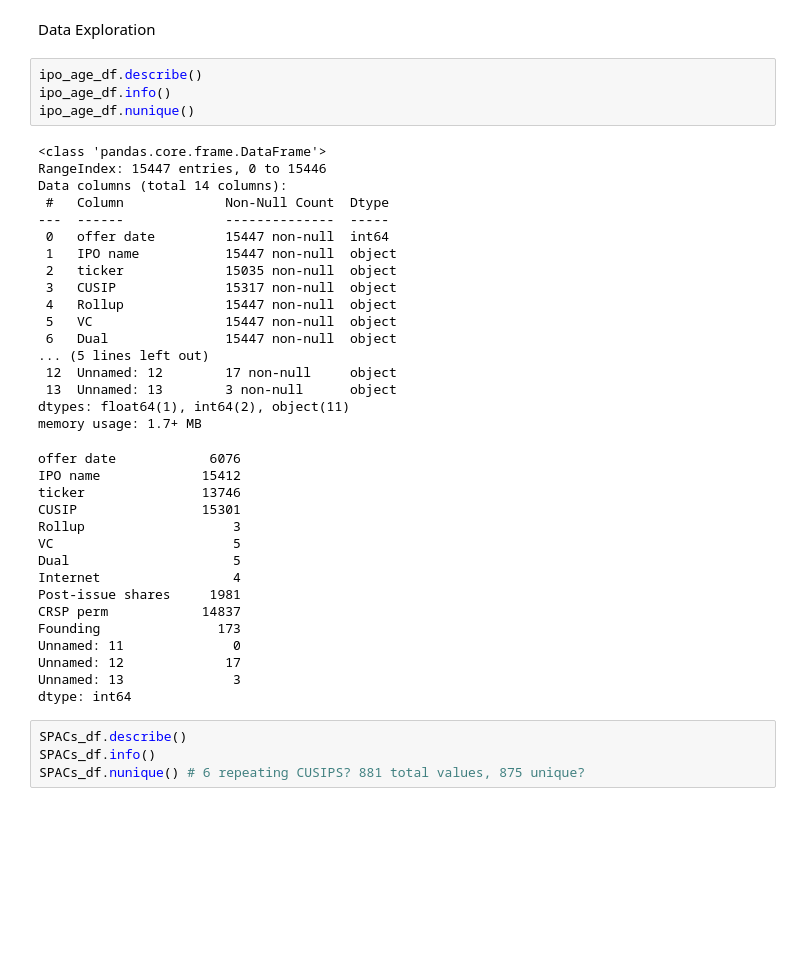
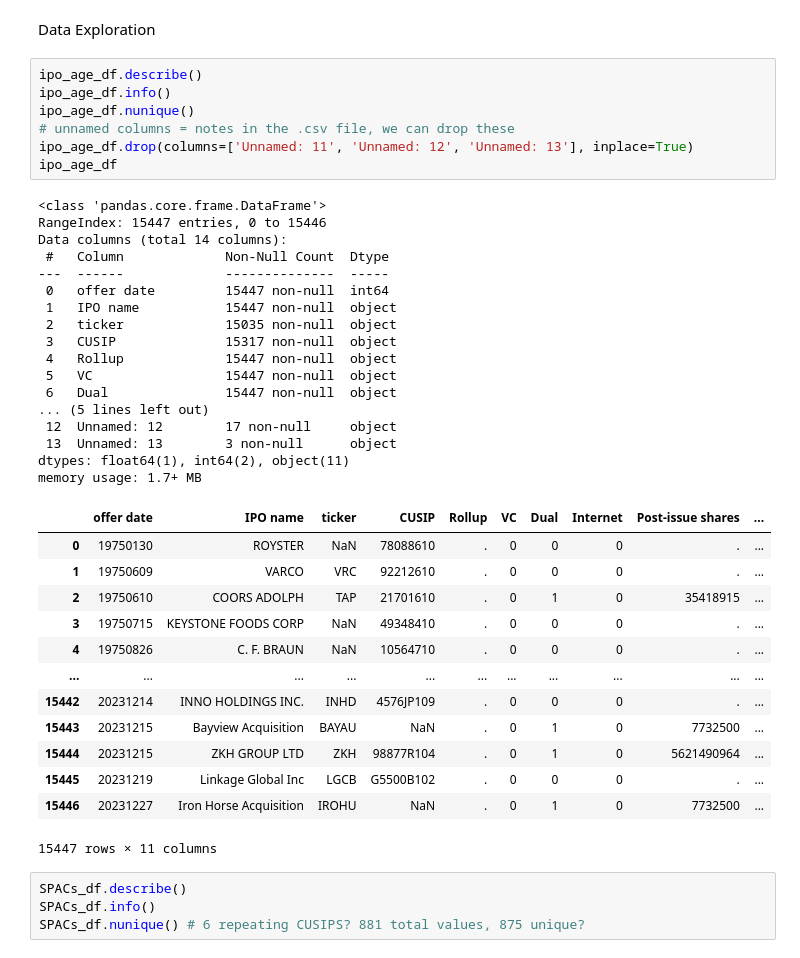
Before and after one commit to ZiggyFloydLee/FIN337-FinalProject-Team12, a Jupyter notebook: dataDownloadAndExploration.ipynb, the cells around one changed output. Drawn from its saved outputs; the diff is of its cells as text; blank space fills up the shorter version.

```diff
--- a/dataDownloadAndExploration.ipynb
+++ b/dataDownloadAndExploration.ipynb
@@ -24,43 +24,44 @@ SPACs_df = pd.read_csv('inputs/SPACs2016-2021.csv')
 # SPACs_df
 # %% [markdown]
 Data Exploration
-# %%
-ipo_age_df.describe()
-ipo_age_df.info()
-ipo_age_df.nunique()
-# %% [output]
-<class 'pandas.core.frame.DataFrame'>
-RangeIndex: 15447 entries, 0 to 15446
-Data columns (total 14 columns):
- #   Column             Non-Null Count  Dtype
----  ------             --------------  -----
- 0   offer date         15447 non-null  int64
- 1   IPO name           15447 non-null  object
- 2   ticker             15035 non-null  object
- 3   CUSIP              15317 non-null  object
- 4   Rollup             15447 non-null  object
- 5   VC                 15447 non-null  object
- 6   Dual               15447 non-null  object
-... (5 lines left out)
- 12  Unnamed: 12        17 non-null     object
- 13  Unnamed: 13        3 non-null      object
-dtypes: float64(1), int64(2), object(11)
-memory usage: 1.7+ MB
-offer date            6076
-IPO name             15412
-ticker               13746
-CUSIP                15301
-Rollup                   3
-VC                       5
-Dual                     5
-Internet                 4
-Post-issue shares     1981
-CRSP perm            14837
-Founding               173
-Unnamed: 11              0
-Unnamed: 12             17
-Unnamed: 13              3
-dtype: int64
+# %%
+ipo_age_df.describe()
+ipo_age_df.info()
+ipo_age_df.nunique()
+# unnamed columns = notes in the .csv file, we can drop these
+ipo_age_df.drop(columns=['Unnamed: 11', 'Unnamed: 12', 'Unnamed: 13'], inplace=True)
+ipo_age_df
+# %% [output]
+<class 'pandas.core.frame.DataFrame'>
+RangeIndex: 15447 entries, 0 to 15446
+Data columns (total 14 columns):
+ #   Column             Non-Null Count  Dtype
+---  ------             --------------  -----
+ 0   offer date         15447 non-null  int64
+ 1   IPO name           15447 non-null  object
+ 2   ticker             15035 non-null  object
+ 3   CUSIP              15317 non-null  object
+ 4   Rollup             15447 non-null  object
+ 5   VC                 15447 non-null  object
+ 6   Dual               15447 non-null  object
+... (5 lines left out)
+ 12  Unnamed: 12        17 non-null     object
+ 13  Unnamed: 13        3 non-null      object
+dtypes: float64(1), int64(2), object(11)
+memory usage: 1.7+ MB
+|  | offer date | IPO name | ticker | CUSIP | Rollup | VC | Dual | Internet | Post-issue shares | ... |
+| 0 | 19750130 | ROYSTER | NaN | 78088610 | . | 0 | 0 | 0 | . | ... |
+| 1 | 19750609 | VARCO | VRC | 92212610 | . | 0 | 0 | 0 | . | ... |
+| 2 | 19750610 | COORS ADOLPH | TAP | 21701610 | . | 0 | 1 | 0 | 35418915 | ... |
+| 3 | 19750715 | KEYSTONE FOODS CORP | NaN | 49348410 | . | 0 | 0 | 0 | . | ... |
+| 4 | 19750826 | C. F. BRAUN | NaN | 10564710 | . | 0 | 0 | 0 | . | ... |
+| ... | ... | ... | ... | ... | ... | ... | ... | ... | ... | ... |
+| 15442 | 20231214 | INNO HOLDINGS INC. | INHD | 4576JP109 | . | 0 | 0 | 0 | . | ... |
+| 15443 | 20231215 | Bayview Acquisition | BAYAU | NaN | . | 0 | 1 | 0 | 7732500 | ... |
+| 15444 | 20231215 | ZKH GROUP LTD | ZKH | 98877R104 | . | 0 | 1 | 0 | 5621490964 | ... |
+| 15445 | 20231219 | Linkage Global Inc | LGCB | G5500B102 | . | 0 | 0 | 0 | . | ... |
+| 15446 | 20231227 | Iron Horse Acquisition | IROHU | NaN | . | 0 | 1 | 0 | 7732500 | ... |
+15447 rows × 11 columns
 # %%
 SPACs_df.describe()
 SPACs_df.info()
```
Also changed, not shown: parts of 9 cells of this notebook.
